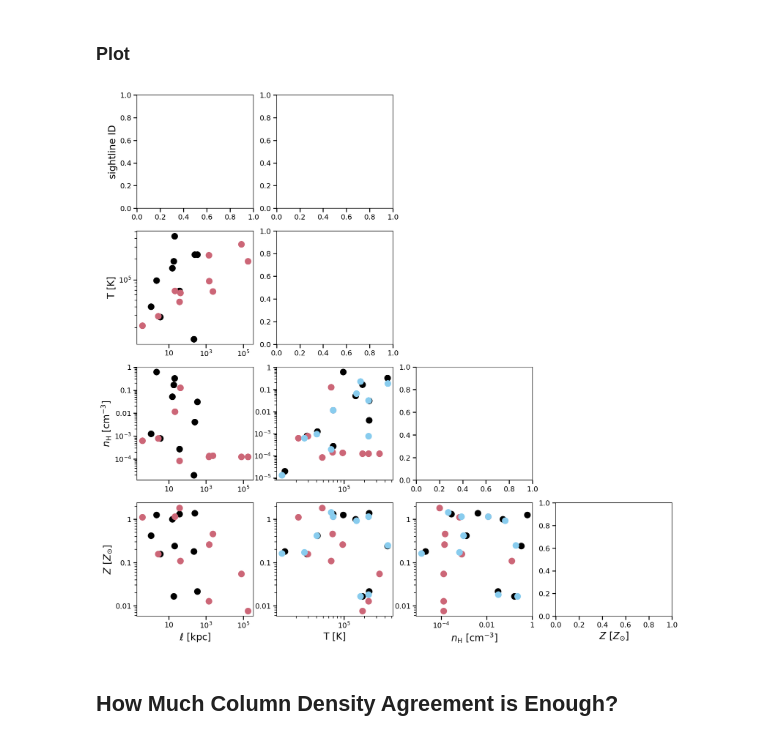
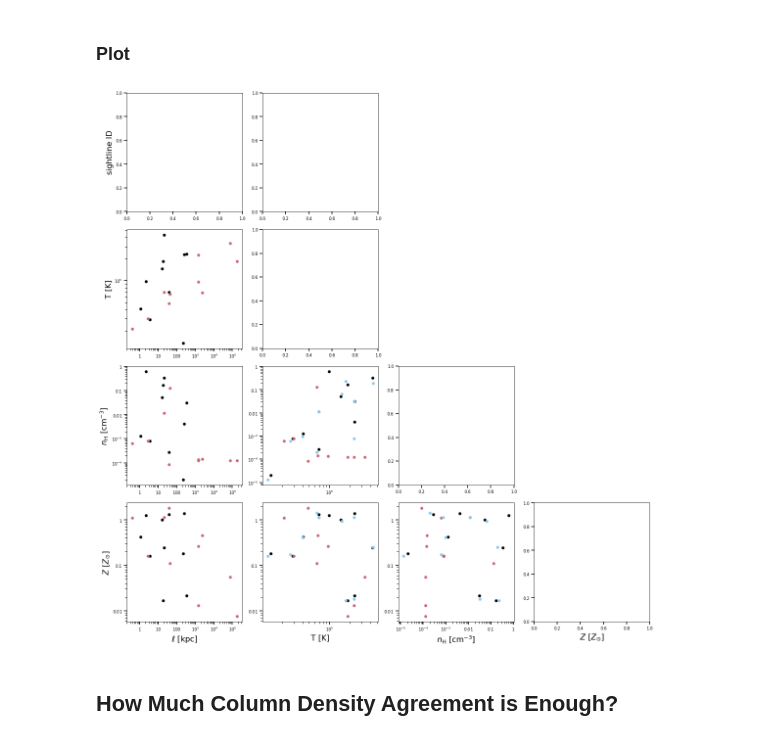
Before and after one commit to chummels/cgm_modeling_challenge, a Jupyter notebook: sample0_comparison.ipynb, the cells around one changed output. Saved outputs shown, nothing was run; the diff lists cells and outputs as text; code cells hidden in the pictures.

Commit message:
Significant progress towards an MLE summary plot.

```diff
--- a/sample0_comparison.ipynb
+++ b/sample0_comparison.ipynb
@@ -13,7 +13,9 @@ import trove
 # %%
 import matplotlib
 import matplotlib.style
-matplotlib.style.use( '/Users/zhafen/repos/clean-bold/clean-bold.mplstyle' )
+# # Currently need to call this to get matplotlib selected style to load...
+# plt.plot()
+matplotlib.style.use( '/Users/zhafen/repos/clean-bold/clean-bold-mnras.mplstyle' )
 import matplotlib.pyplot as plt
 import matplotlib.gridspec
 from mpl_toolkits.axes_grid1 import make_axes_locatable
@@ -60,7 +59,7 @@ lims = {
 # %%
 panel_length = 4.
 # %%
-modeled_color = helpers.modeled_color
+blinded_color = helpers.blinded_color
 revised_color = helpers.revised_color
 # %% [markdown]
 # Analysis
@@ -544,7 +543,7 @@ for key in prop_keys:
     ax.scatter(
         xs,
         found[key][ordered_inds],
-        color = modeled_color,
+        color = blinded_color,
         s = 150,
         zorder = 50,
     )
@@ -657,35 +656,35 @@ for j, x_key in enumerate( prop_keys ):
 
             # Modeled values
             ax.scatter(
                 found[x_key],
                 found[y_key],
-                color = modeled_color,
+                color = blinded_color,
             )
 
             # Revised modeled values
             try:
                 ax.scatter(
                     found_revised[x_key],
                     found_revised[y_key],
                     color = revised_color,
                 )
             except KeyError:
                 pass
 
             if logscale[x_key]:
                 ax.set_xscale( 'log' )
             if logscale[y_key]:
                 ax.set_yscale( 'log' )
 
             x_label = labels[x_key]
             y_label = labels[y_key]
 
         if subplotspec.is_last_row():
             ax.set_xlabel( x_label, fontsize=16 )
         if subplotspec.is_first_col():
             ax.set_ylabel( y_label, fontsize=16 )
 # %% [output]
-[figure, old version]
+[figure, new version]
 # %% [markdown]
 ## How Much Column Density Agreement is Enough?
 # %% [markdown]
```
Also changed, not shown: parts of 15 cells of this notebook, 5 other files.
